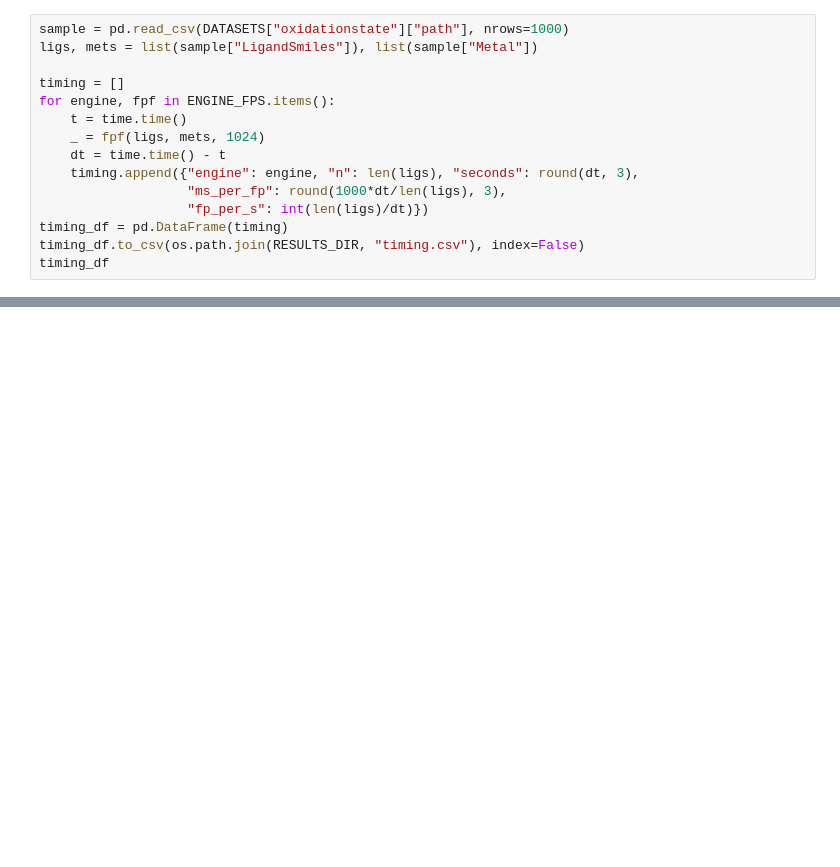
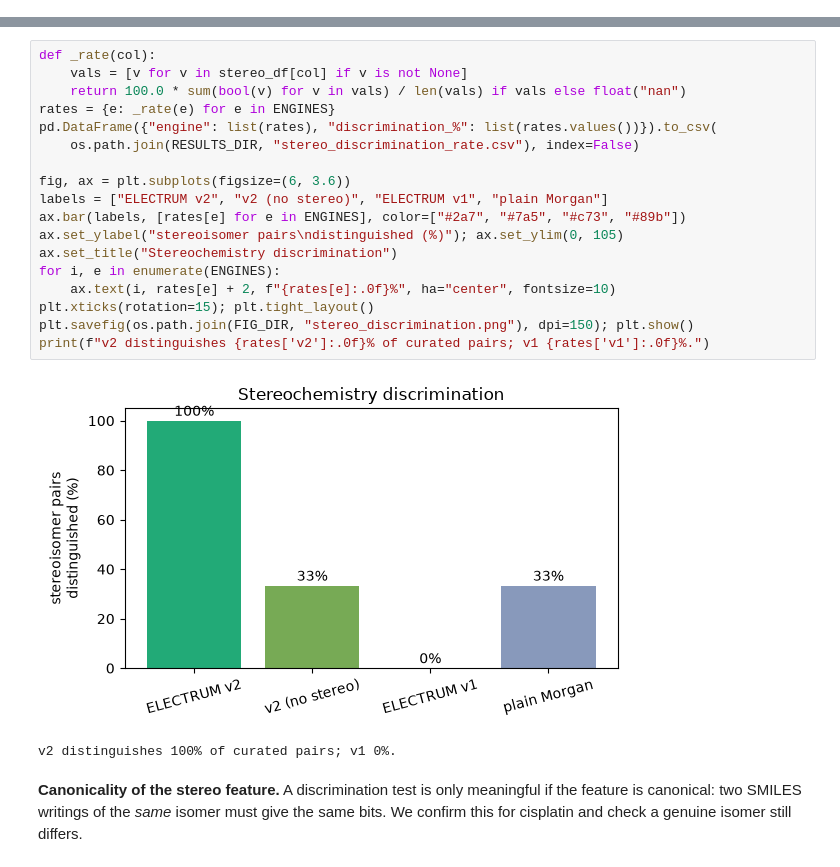
Before and after one commit to TheFreiLab/electrum_val, a Jupyter notebook: 08-electrum-v2-benchmark.ipynb, the cells around one changed output, grey strips where cells are left out. Cells and saved outputs as stored; diff of their text form; blank space fills up the shorter version.

```diff
--- a/08-electrum-v2-benchmark.ipynb
+++ b/08-electrum-v2-benchmark.ipynb
@@ -873,15 +0,0 @@ both on a common sample. Generation is cheap relative to model training in eithe
-# %%
-sample = pd.read_csv(DATASETS["oxidationstate"]["path"], nrows=1000)
-ligs, mets = list(sample["LigandSmiles"]), list(sample["Metal"])
-
-timing = []
-for engine, fpf in ENGINE_FPS.items():
-    t = time.time()
-    _ = fpf(ligs, mets, 1024)
-    dt = time.time() - t
-    timing.append({"engine": engine, "n": len(ligs), "seconds": round(dt, 3),
-                   "ms_per_fp": round(1000*dt/len(ligs), 3),
-                   "fp_per_s": int(len(ligs)/dt)})
-timing_df = pd.DataFrame(timing)
-timing_df.to_csv(os.path.join(RESULTS_DIR, "timing.csv"), index=False)
-timing_df
@@ -939,0 +412,25 @@ are untouched.
+# %%
+def _rate(col):
+    vals = [v for v in stereo_df[col] if v is not None]
+    return 100.0 * sum(bool(v) for v in vals) / len(vals) if vals else float("nan")
+rates = {e: _rate(e) for e in ENGINES}
+pd.DataFrame({"engine": list(rates), "discrimination_%": list(rates.values())}).to_csv(
+    os.path.join(RESULTS_DIR, "stereo_discrimination_rate.csv"), index=False)
+
+fig, ax = plt.subplots(figsize=(6, 3.6))
+labels = ["ELECTRUM v2", "v2 (no stereo)", "ELECTRUM v1", "plain Morgan"]
+ax.bar(labels, [rates[e] for e in ENGINES], color=["#2a7", "#7a5", "#c73", "#89b"])
+ax.set_ylabel("stereoisomer pairs\ndistinguished (%)"); ax.set_ylim(0, 105)
+ax.set_title("Stereochemistry discrimination")
+for i, e in enumerate(ENGINES):
+    ax.text(i, rates[e] + 2, f"{rates[e]:.0f}%", ha="center", fontsize=10)
+plt.xticks(rotation=15); plt.tight_layout()
+plt.savefig(os.path.join(FIG_DIR, "stereo_discrimination.png"), dpi=150); plt.show()
+print(f"v2 distinguishes {rates['v2']:.0f}% of curated pairs; v1 {rates['v1']:.0f}%.")
+# %% [output]
+[figure, added]
+v2 distinguishes 100% of curated pairs; v1 0%.
+# %% [markdown]
+**Canonicality of the stereo feature.** A discrimination test is only meaningful if
+the feature is canonical: two SMILES writings of the *same* isomer must give the same
+bits. We confirm this for cisplatin and check a genuine isomer still differs.
```
Also changed, not shown: parts of 75 cells of this notebook, 2 other files.
